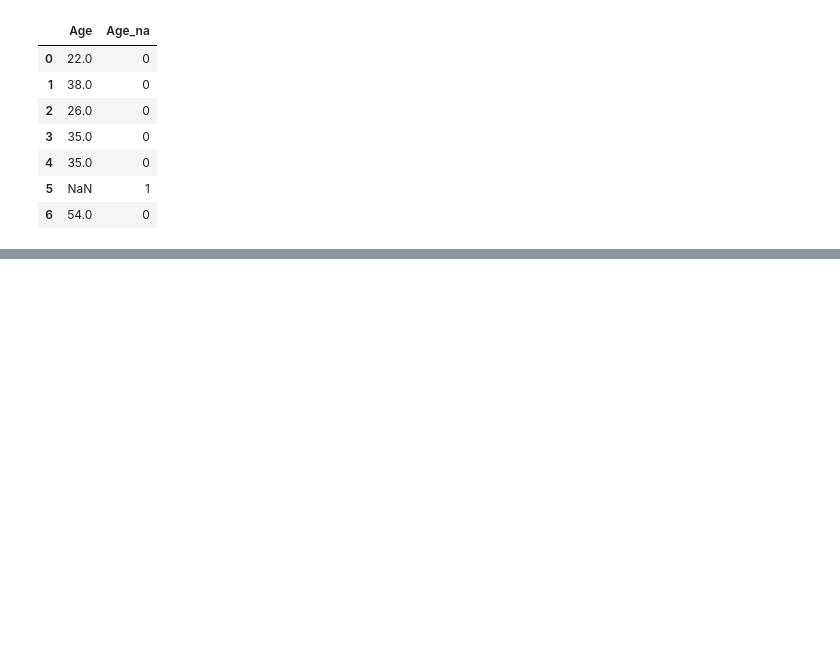
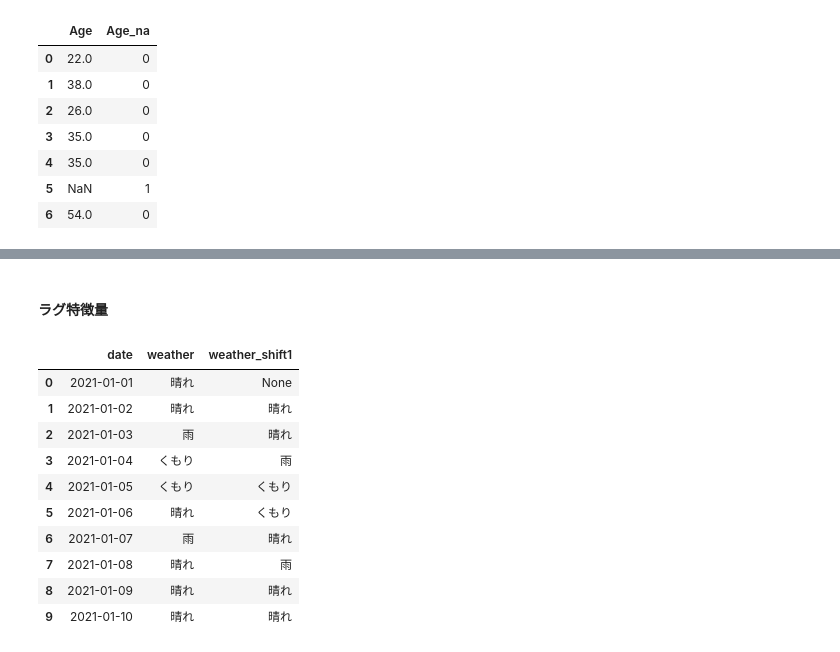
Before and after one commit to ginmaruGH/kaggle_ml_ric, a Jupyter notebook: ch05.ipynb, the cells around one changed output, grey strips where cells are left out. Saved outputs shown, nothing was run; the diff lists cells and outputs as text; code cells hidden in the pictures; blank space fills up the shorter version.

```diff
--- a/ch05.ipynb
+++ b/ch05.ipynb
@@ -563,0 +820,22 @@ df_train[["Age", "Age_na"]].head(7)
+# %% [markdown]
+#### ラグ特徴量
+# %%
+# ラグ特徴量（1行シフト）
+df1 = pd.DataFrame({
+    "date": pd.date_range("2021-01-01", "2021-01-10"),
+    "weather": ["晴れ", "晴れ", "雨", "くもり", "くもり", "晴れ", "雨", "晴れ", "晴れ", "晴れ"],
+})
+df1["weather_shift1"] = df1["weather"].shift(1)
+df1
+# %% [output]
+|  | date | weather | weather_shift1 |
+| 0 | 2021-01-01 | 晴れ | None |
+| 1 | 2021-01-02 | 晴れ | 晴れ |
+| 2 | 2021-01-03 | 雨 | 晴れ |
+| 3 | 2021-01-04 | くもり | 雨 |
+| 4 | 2021-01-05 | くもり | くもり |
+| 5 | 2021-01-06 | 晴れ | くもり |
+| 6 | 2021-01-07 | 雨 | 晴れ |
+| 7 | 2021-01-08 | 晴れ | 雨 |
+| 8 | 2021-01-09 | 晴れ | 晴れ |
+| 9 | 2021-01-10 | 晴れ | 晴れ |
```
Also changed, not shown: parts of 29 cells of this notebook.
